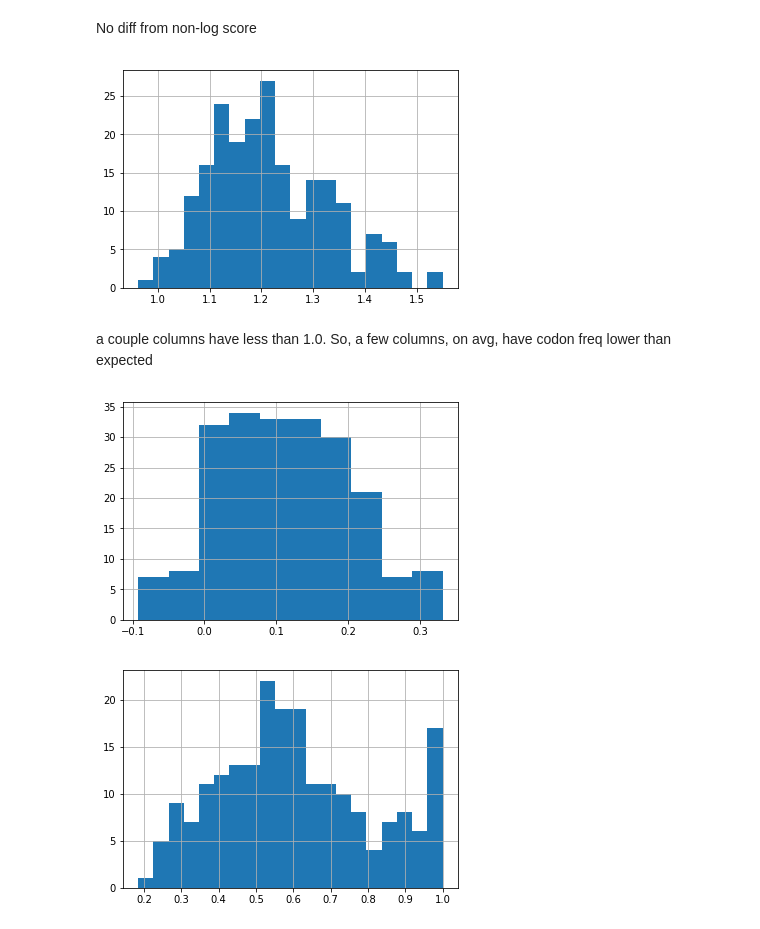
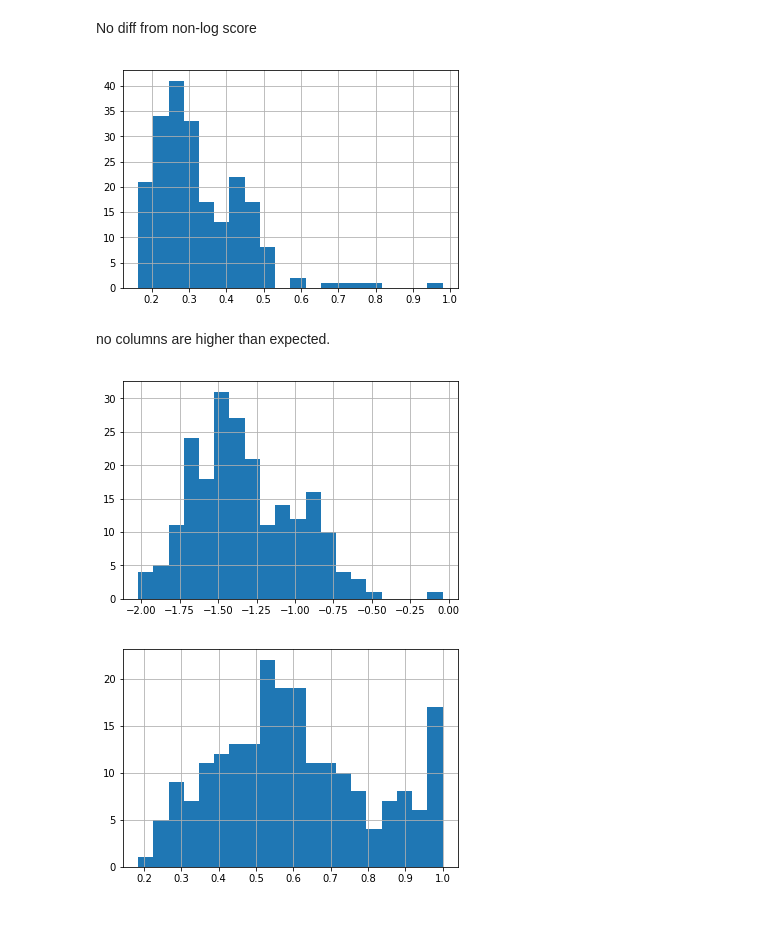
Before and after one commit to Fritos121/Codon-Usage-IDRs, a Jupyter notebook: plot_columns_P33941.ipynb, the cells around one changed output. Drawn from its saved outputs; the diff is of its cells as text; code cells hidden in the pictures.

Commit message:
used new freq_ratio and added medians to 25% split box plots

```diff
--- a/plot_columns_P33941.ipynb
+++ b/plot_columns_P33941.ipynb
@@ -11,7 +11,7 @@ import warnings
 # remove to see copy warning in second box
 warnings.filterwarnings("ignore", module="pandas")
 
-in_fh = r"D:\Orthologs\Ortholog_Codon_Dist\PTHR43553\P33941_ortholog_msa_scores3.data"
+in_fh = r"D:\Orthologs\Ortholog_Codon_Dist\PTHR43553\P33941_ortholog_msa_scores4.data"
 
 df = pd.read_csv(in_fh)
 # %%
@@ -62,13 +62,13 @@ No diff from non-log score
 # %%
 df_clean['Avg Frequency Ratio'].hist(bins = 20);
 # %% [output]
-[figure, old version]
+[figure, new version]
-# %% [markdown]
-a couple columns have less than 1.0. So, a few columns, on avg, have codon freq lower than expected
+# %% [markdown]
+no columns are higher than expected.
 # %%
-df_clean['Avg Log Odds Frequency'].hist();
+df_clean['Avg Log Odds Frequency'].hist(bins = 20);
 # %% [output]
-[figure, old version]
+[figure, new version]
 # %%
 df_clean['Percent Identity'].hist(bins = 20);
 # %% [output]
```
Also changed, not shown: parts of 20 cells of this notebook.
